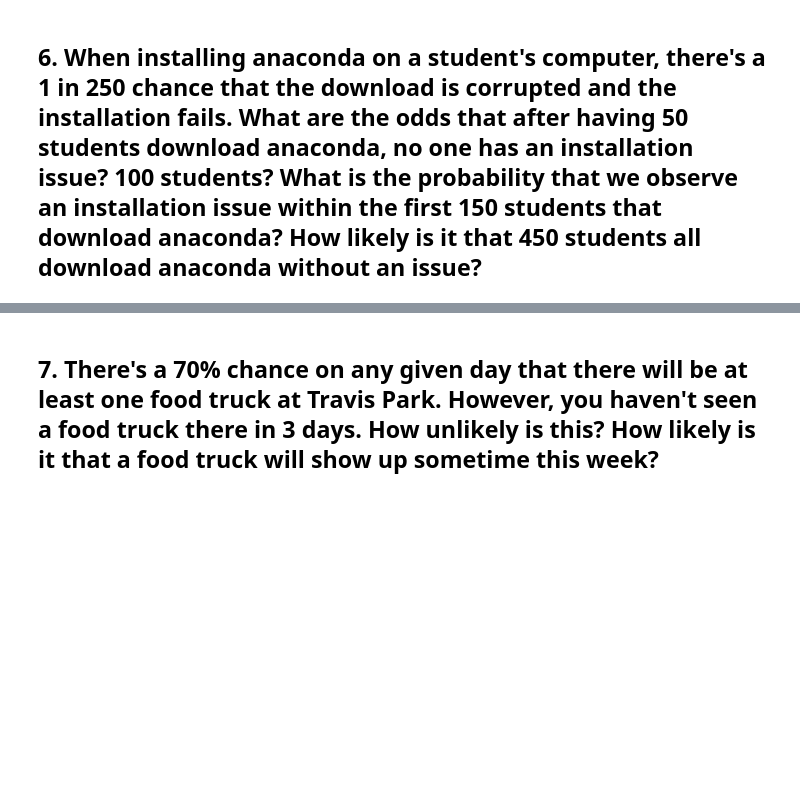
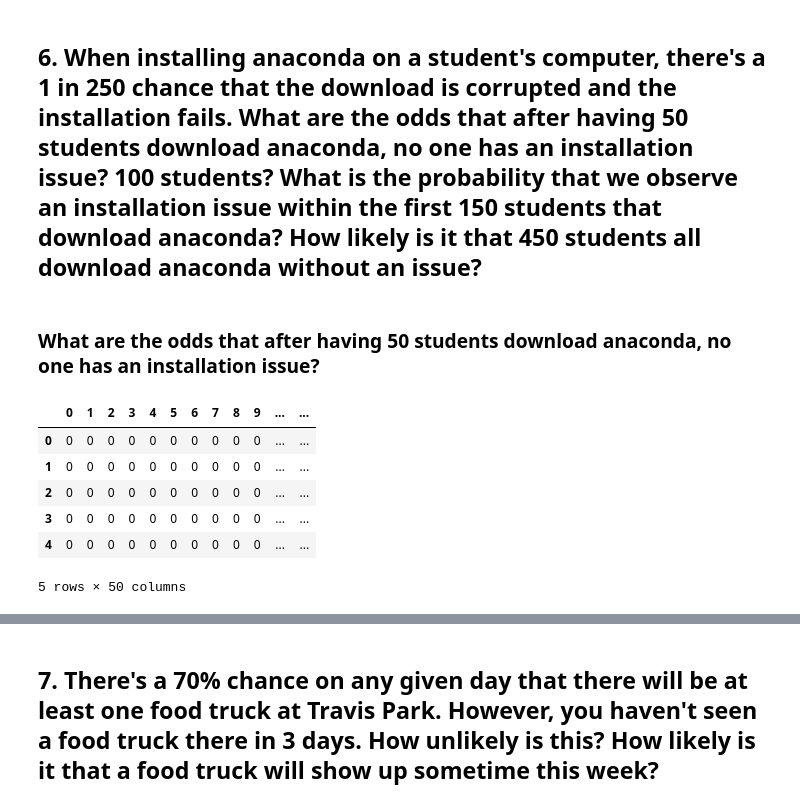
Before and after one commit to kanieladenis/statistics-exercises, a Jupyter notebook: simulation.ipynb, the cells around one changed output, grey strips where cells are left out. Cells and saved outputs as stored; diff of their text form; code cells hidden in the pictures; blank space fills up the shorter version.

```diff
--- a/simulation.ipynb
+++ b/simulation.ipynb
@@ -38,0 +231,20 @@ flips
+# %% [markdown]
+### What are the odds that after having 50 students download anaconda, no one has an installation issue?
+# %%
+# Setup fail array,
+p_fail = 1/250
+p_pass = 249/250
+n_computers = 50
+n_trials = 10_000
+
+computers = np.random.choice([0,1], p=[p_pass,p_fail], size=(n_trials,n_computers))
+computers = pd.DataFrame(computers)
+computers.head()
+# %% [output]
+|  | 0 | 1 | 2 | 3 | 4 | 5 | 6 | 7 | 8 | 9 | ... | ... |
+| 0 | 0 | 0 | 0 | 0 | 0 | 0 | 0 | 0 | 0 | 0 | ... | ... |
+| 1 | 0 | 0 | 0 | 0 | 0 | 0 | 0 | 0 | 0 | 0 | ... | ... |
+| 2 | 0 | 0 | 0 | 0 | 0 | 0 | 0 | 0 | 0 | 0 | ... | ... |
+| 3 | 0 | 0 | 0 | 0 | 0 | 0 | 0 | 0 | 0 | 0 | ... | ... |
+| 4 | 0 | 0 | 0 | 0 | 0 | 0 | 0 | 0 | 0 | 0 | ... | ... |
+5 rows × 50 columns
```
Also changed, not shown: parts of 37 cells of this notebook, 3 other files.
